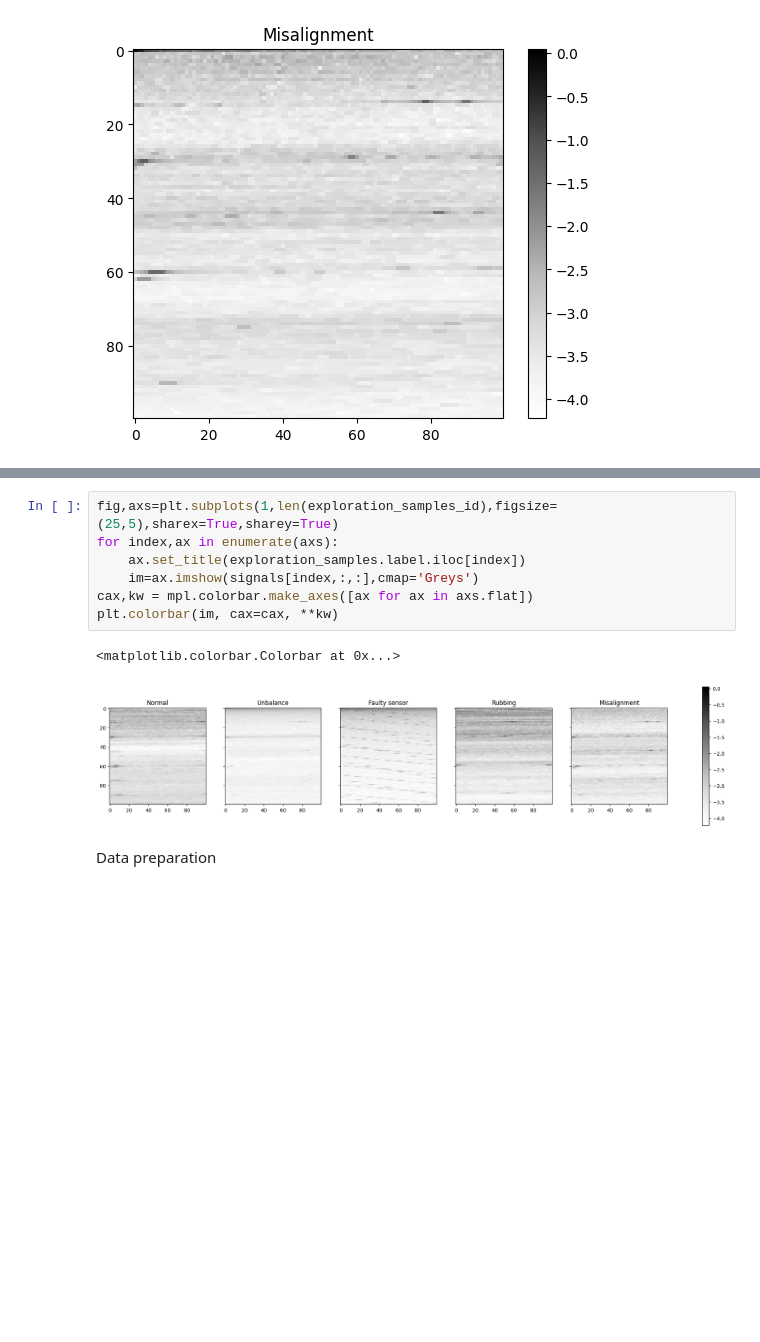
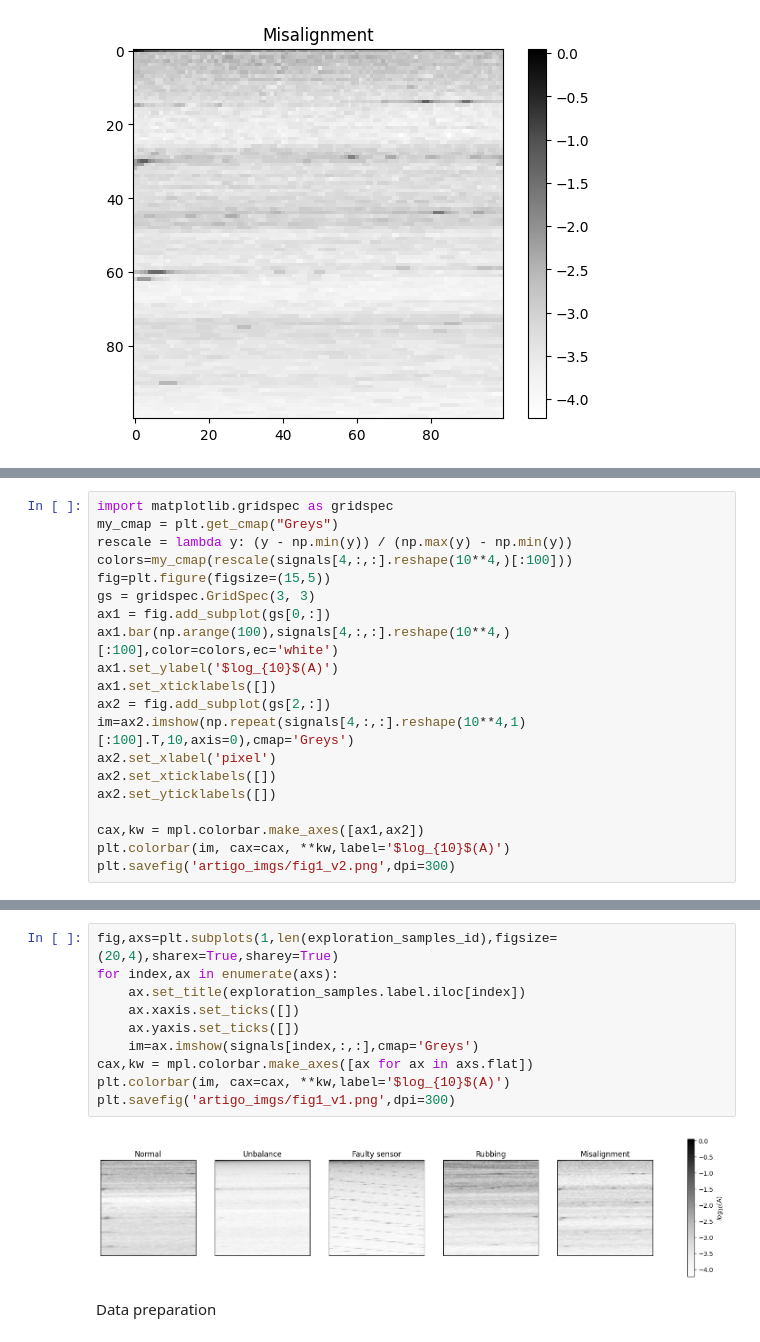
Before and after one commit to estevanmendes/NAS_CNN, a Jupyter notebook: EDA.ipynb, the cells around one changed output, grey strips where cells are left out. Saved outputs shown, nothing was run; the diff lists cells and outputs as text; blank space fills up the shorter version.

```diff
--- a/EDA.ipynb
+++ b/EDA.ipynb
@@ -133,0 +158,20 @@ plt.colorbar()
+# %%
+import matplotlib.gridspec as gridspec
+my_cmap = plt.get_cmap("Greys")
+rescale = lambda y: (y - np.min(y)) / (np.max(y) - np.min(y))
+colors=my_cmap(rescale(signals[4,:,:].reshape(10**4,)[:100]))
+fig=plt.figure(figsize=(15,5))
+gs = gridspec.GridSpec(3, 3)
+ax1 = fig.add_subplot(gs[0,:])
+ax1.bar(np.arange(100),signals[4,:,:].reshape(10**4,)[:100],color=colors,ec='white')
+ax1.set_ylabel('$log_{10}$(A)')
+ax1.set_xticklabels([])
+ax2 = fig.add_subplot(gs[2,:])
+im=ax2.imshow(np.repeat(signals[4,:,:].reshape(10**4,1)[:100].T,10,axis=0),cmap='Greys')
+ax2.set_xlabel('pixel')
+ax2.set_xticklabels([])
+ax2.set_yticklabels([])
+
+cax,kw = mpl.colorbar.make_axes([ax1,ax2])
+plt.colorbar(im, cax=cax, **kw,label='$log_{10}$(A)')
+plt.savefig('artigo_imgs/fig1_v2.png',dpi=300)
@@ -134,13 +180,15 @@ plt.colorbar()
 # %%
-fig,axs=plt.subplots(1,len(exploration_samples_id),figsize=(25,5),sharex=True,sharey=True)
+fig,axs=plt.subplots(1,len(exploration_samples_id),figsize=(20,4),sharex=True,sharey=True)
 for index,ax in enumerate(axs):
     ax.set_title(exploration_samples.label.iloc[index])
+    ax.xaxis.set_ticks([])
+    ax.yaxis.set_ticks([])
     im=ax.imshow(signals[index,:,:],cmap='Greys')
 cax,kw = mpl.colorbar.make_axes([ax for ax in axs.flat])
-plt.colorbar(im, cax=cax, **kw)
+plt.colorbar(im, cax=cax, **kw,label='$log_{10}$(A)')
+plt.savefig('artigo_imgs/fig1_v1.png',dpi=300)
 # %% [output]
-<matplotlib.colorbar.Colorbar at 0x...>
-[figure, old version]
+[figure, new version]
 # %% [markdown]
 Data preparation
 # %%
```
Also changed, not shown: parts of 14 cells of this notebook.
